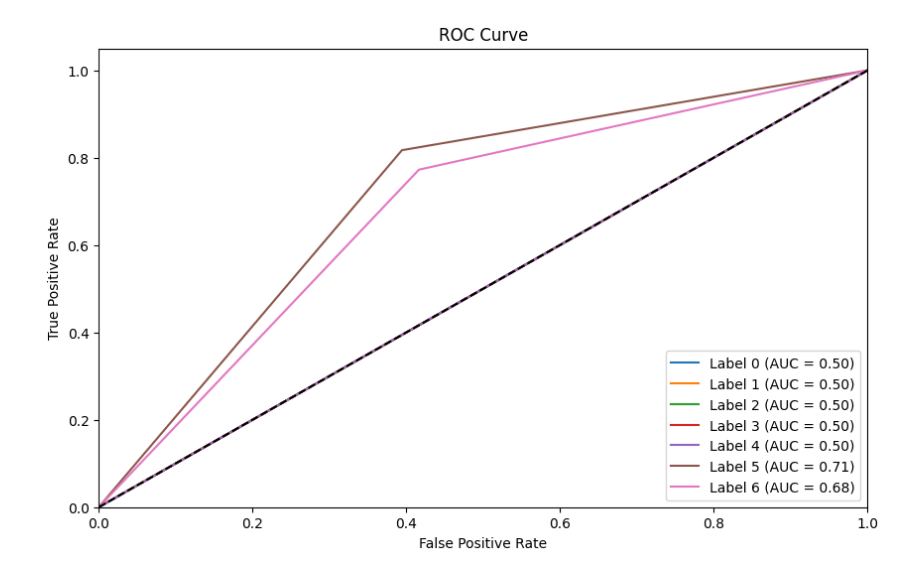
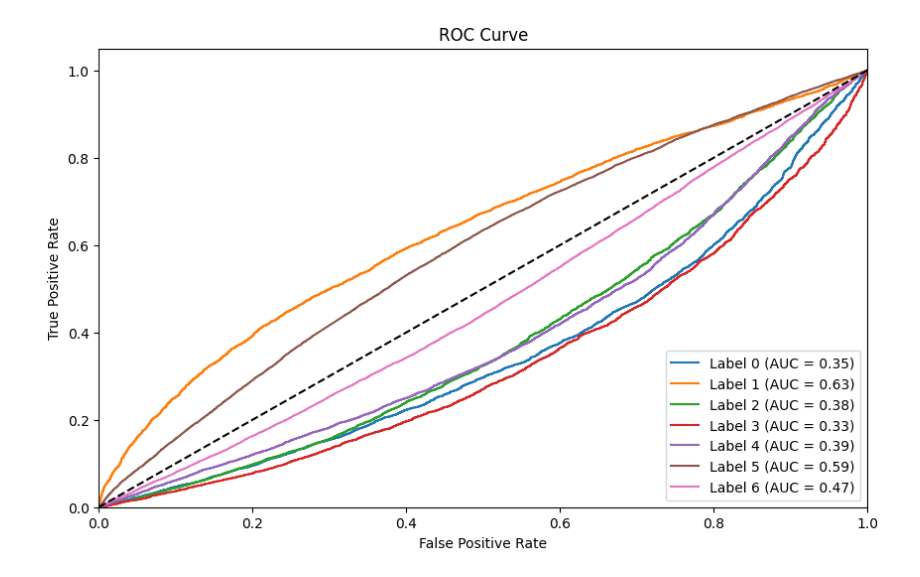
Before and after one commit to MRifqiFz/project-ednn, a Jupyter notebook: Code/Final Code/Problem Transformation/Binary Relevance/Visualization.ipynb, the cells around one changed output. Saved outputs shown, nothing was run; the diff lists cells and outputs as text; code cells hidden in the pictures.

```diff
--- a/Code/Final Code/Problem Transformation/Binary Relevance/Visualization.ipynb
+++ b/Code/Final Code/Problem Transformation/Binary Relevance/Visualization.ipynb
@@ -32,8 +30,10 @@ file
  'svm_fold_test.pkl',
  'temp.npy']
 # %%
-k = model_name[7]
+k = model_name[5]
 pkl = open(f'Results/{k}_fold_pred.pkl', 'rb')
 pkl2 = open(f'Results/{k}_fold_test.pkl', 'rb')
+pkl3 = open(f'Results/{k}_fold_prob.pkl', 'rb')
 fold_pred = pickle.load(pkl)
 fold_test = pickle.load(pkl2)
+fold_prob = pickle.load(pkl3)
@@ -68,25 +73,25 @@ plt.show()
 # %%
 plt.figure(figsize=(10, 6))
 roc_auc_per_label = dict()
 #predictions=preds
-for i in range(fold_pred[0].shape[1]):
-    if isinstance(fold_pred[0], np.ndarray):
-        fpr, tpr, _ = roc_curve(fold_test[0][:, i], fold_pred[0][:, i])
-        roc_auc_per_label[i] = roc_auc_score(fold_test[0][:, i], fold_pred[0][:, i])
+for i in range(fold_prob[0].shape[1]):
+    if isinstance(fold_prob[0], np.ndarray):
+        fpr, tpr, _ = roc_curve(fold_test[0][:, i], fold_prob[0][:, i])
+        roc_auc_per_label[i] = roc_auc_score(fold_test[0][:, i], fold_prob[0][:, i])
     else:
-        fpr, tpr, _ = roc_curve(fold_test[0][:, i], fold_pred[0].toarray()[:, i])
-        roc_auc_per_label[i] = roc_auc_score(fold_test[0][:, i], fold_pred[0].toarray()[:, i])
+        fpr, tpr, _ = roc_curve(fold_test[0][:, i], fold_prob[0].toarray()[:, i])
+        roc_auc_per_label[i] = roc_auc_score(fold_test[0][:, i], fold_prob[0].toarray()[:, i])
 
     plt.plot(fpr, tpr, label='Label %d (AUC = %0.2f)' % (i, roc_auc_per_label[i]))
 # Plot ROC curve for each label
 plt.plot([0, 1], [0, 1], 'k--')
 plt.xlim([0.0, 1.0])
 plt.ylim([0.0, 1.05])
 plt.xlabel('False Positive Rate')
 plt.ylabel('True Positive Rate')
 plt.title('ROC Curve')
 plt.legend(loc='lower right')
 plt.savefig(f'Results/IMG/{k}_ROC.png')
 plt.show()
 # %% [output]
-[figure, old version]
+[figure, new version]
```
Also changed, not shown: parts of 3 cells of this notebook, 40 other files.
